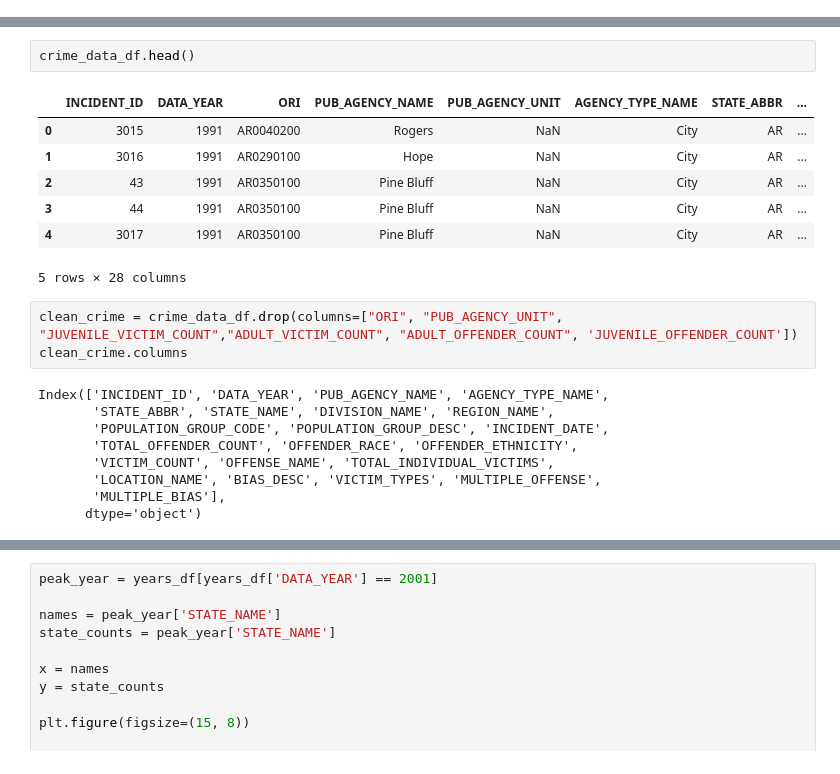
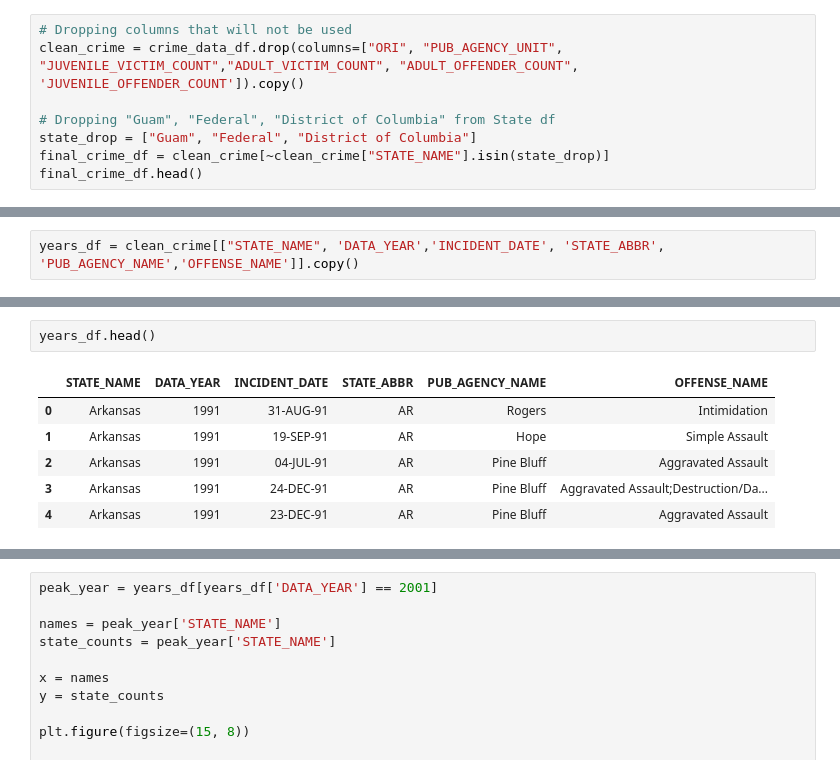
Before and after one commit to C-Johnson83/Group3, a Jupyter notebook: Project code/crime_data.ipynb, the cells around one changed output, grey strips where cells are left out. Cells and saved outputs as stored; diff of their text form.

```diff
--- a/Project code/crime_data.ipynb
+++ b/Project code/crime_data.ipynb
@@ -7,2 +12,10 @@ from api_keys import geoapify_key
 
 crime_data_df = pd.read_csv("../Resources/hate_crime.csv", low_memory=False)
+# %%
+# Dropping columns that will not be used
+clean_crime = crime_data_df.drop(columns=["ORI", "PUB_AGENCY_UNIT", "JUVENILE_VICTIM_COUNT","ADULT_VICTIM_COUNT", "ADULT_OFFENDER_COUNT", 'JUVENILE_OFFENDER_COUNT']).copy()
+
+# Dropping "Guam", "Federal", "District of Columbia" from State df
+state_drop = ["Guam", "Federal", "District of Columbia"]
+final_crime_df = clean_crime[~clean_crime["STATE_NAME"].isin(state_drop)]
+final_crime_df.head()
@@ -8,0 +30,2 @@ crime_data_df = pd.read_csv("../Resources/hate_crime.csv", low_memory=False)
+# %%
+years_df = clean_crime[["STATE_NAME", 'DATA_YEAR','INCIDENT_DATE', 'STATE_ABBR', 'PUB_AGENCY_NAME','OFFENSE_NAME']].copy()
@@ -9,22 +61,9 @@ crime_data_df = pd.read_csv("../Resources/hate_crime.csv", low_memory=False)
 # %%
-crime_data_df.head()
+years_df.head()
 # %% [output]
-|  | INCIDENT_ID | DATA_YEAR | ORI | PUB_AGENCY_NAME | PUB_AGENCY_UNIT | AGENCY_TYPE_NAME | STATE_ABBR | ... |
-| 0 | 3015 | 1991 | AR0040200 | Rogers | NaN | City | AR | ... |
-| 1 | 3016 | 1991 | AR0290100 | Hope | NaN | City | AR | ... |
-| 2 | 43 | 1991 | AR0350100 | Pine Bluff | NaN | City | AR | ... |
-| 3 | 44 | 1991 | AR0350100 | Pine Bluff | NaN | City | AR | ... |
-| 4 | 3017 | 1991 | AR0350100 | Pine Bluff | NaN | City | AR | ... |
+|  | STATE_NAME | DATA_YEAR | INCIDENT_DATE | STATE_ABBR | PUB_AGENCY_NAME | OFFENSE_NAME |
+| 0 | Arkansas | 1991 | 31-AUG-91 | AR | Rogers | Intimidation |
+| 1 | Arkansas | 1991 | 19-SEP-91 | AR | Hope | Simple Assault |
+| 2 | Arkansas | 1991 | 04-JUL-91 | AR | Pine Bluff | Aggravated Assault |
+| 3 | Arkansas | 1991 | 24-DEC-91 | AR | Pine Bluff | Aggravated Assault;Destruction/Da... |
+| 4 | Arkansas | 1991 | 23-DEC-91 | AR | Pine Bluff | Aggravated Assault |
-5 rows × 28 columns
-# %%
-clean_crime = crime_data_df.drop(columns=["ORI", "PUB_AGENCY_UNIT", "JUVENILE_VICTIM_COUNT","ADULT_VICTIM_COUNT", "ADULT_OFFENDER_COUNT", 'JUVENILE_OFFENDER_COUNT'])
-clean_crime.columns
-# %% [output]
-Index(['INCIDENT_ID', 'DATA_YEAR', 'PUB_AGENCY_NAME', 'AGENCY_TYPE_NAME',
-       'STATE_ABBR', 'STATE_NAME', 'DIVISION_NAME', 'REGION_NAME',
-       'POPULATION_GROUP_CODE', 'POPULATION_GROUP_DESC', 'INCIDENT_DATE',
-       'TOTAL_OFFENDER_COUNT', 'OFFENDER_RACE', 'OFFENDER_ETHNICITY',
-       'VICTIM_COUNT', 'OFFENSE_NAME', 'TOTAL_INDIVIDUAL_VICTIMS',
-       'LOCATION_NAME', 'BIAS_DESC', 'VICTIM_TYPES', 'MULTIPLE_OFFENSE',
-       'MULTIPLE_BIAS'],
-      dtype='object')
```
Also changed, not shown: parts of 21 cells of this notebook.
